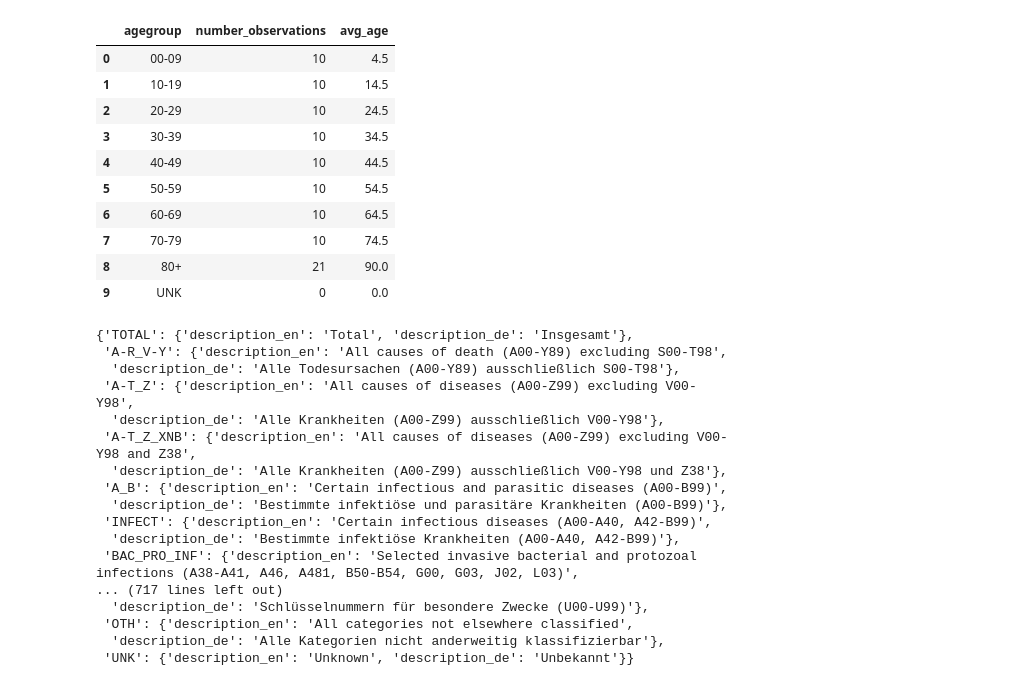
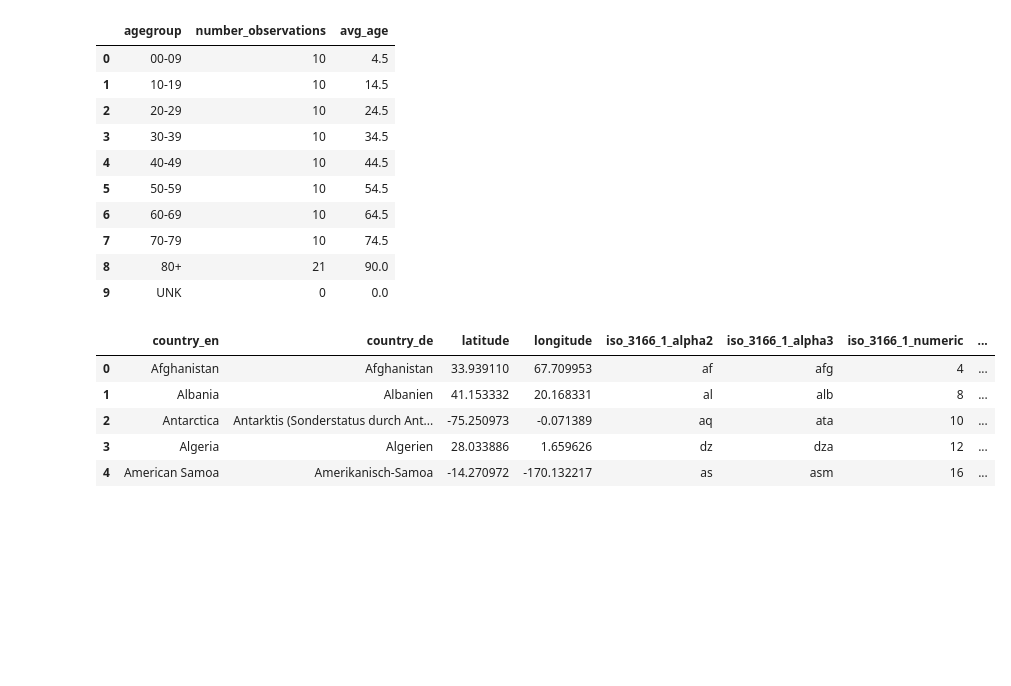
Before and after one commit to dstoecklein/corona-analysis, a Jupyter notebook: notebooks/sqlite_test.ipynb, the cells around one changed output. Cells and saved outputs as stored; diff of their text form; code cells hidden in the pictures; blank space fills up the shorter version.

Commit message:
implemented countries

```diff
--- a/notebooks/sqlite_test.ipynb
+++ b/notebooks/sqlite_test.ipynb
@@ -888,27 +888,16 @@ df
 | 7 | 70-79 | 10 | 74.5 |
 | 8 | 80+ | 21 | 90.0 |
 | 9 | UNK | 0 | 0.0 |
-# %%
-df = pd.read_feather("icd10.ftr")
-df.set_index("icd10", inplace=True)
-
-icd10_dict = df.to_dict(orient="index")
-icd10_dict
-# %% [output]
-{'TOTAL': {'description_en': 'Total', 'description_de': 'Insgesamt'},
- 'A-R_V-Y': {'description_en': 'All causes of death (A00-Y89) excluding S00-T98',
-  'description_de': 'Alle Todesursachen (A00-Y89) ausschließlich S00-T98'},
- 'A-T_Z': {'description_en': 'All causes of diseases (A00-Z99) excluding V00-Y98',
-  'description_de': 'Alle Krankheiten (A00-Z99) ausschließlich V00-Y98'},
- 'A-T_Z_XNB': {'description_en': 'All causes of diseases (A00-Z99) excluding V00-Y98 and Z38',
-  'description_de': 'Alle Krankheiten (A00-Z99) ausschließlich V00-Y98 und Z38'},
- 'A_B': {'description_en': 'Certain infectious and parasitic diseases (A00-B99)',
-  'description_de': 'Bestimmte infektiöse und parasitäre Krankheiten (A00-B99)'},
- 'INFECT': {'description_en': 'Certain infectious diseases (A00-A40, A42-B99)',
-  'description_de': 'Bestimmte infektiöse Krankheiten (A00-A40, A42-B99)'},
- 'BAC_PRO_INF': {'description_en': 'Selected invasive bacterial and protozoal infections (A38-A41, A46, A481, B50-B54, G00, G03, J02, L03)',
-... (717 lines left out)
-  'description_de': 'Schlüsselnummern für besondere Zwecke (U00-U99)'},
- 'OTH': {'description_en': 'All categories not elsewhere classified',
-  'description_de': 'Alle Kategorien nicht anderweitig klassifizierbar'},
- 'UNK': {'description_en': 'Unknown', 'description_de': 'Unbekannt'}}
+# %%
+import pandas as pd
+
+df = pd.read_csv("countries.csv", encoding="utf8", na_filter = False).drop(["countries_id", "last_update", "unique_key"], axis=1)
+
+df.head()
+# %% [output]
+|  | country_en | country_de | latitude | longitude | iso_3166_1_alpha2 | iso_3166_1_alpha3 | iso_3166_1_numeric | ... |
+| 0 | Afghanistan | Afghanistan | 33.939110 | 67.709953 | af | afg | 4 | ... |
+| 1 | Albania | Albanien | 41.153332 | 20.168331 | al | alb | 8 | ... |
+| 2 | Antarctica | Antarktis (Sonderstatus durch Ant... | -75.250973 | -0.071389 | aq | ata | 10 | ... |
+| 3 | Algeria | Algerien | 28.033886 | 1.659626 | dz | dza | 12 | ... |
+| 4 | American Samoa | Amerikanisch-Samoa | -14.270972 | -170.132217 | as | asm | 16 | ... |
```
Also changed, not shown: 8 other files.
